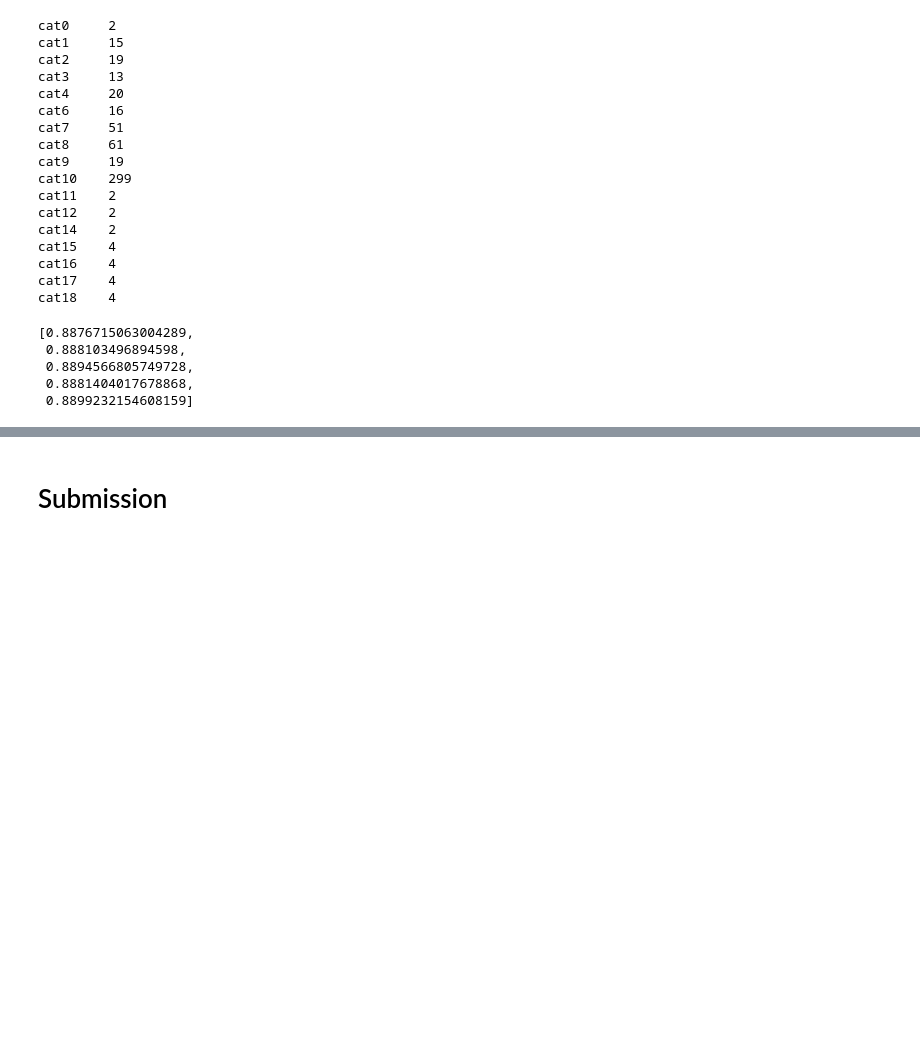
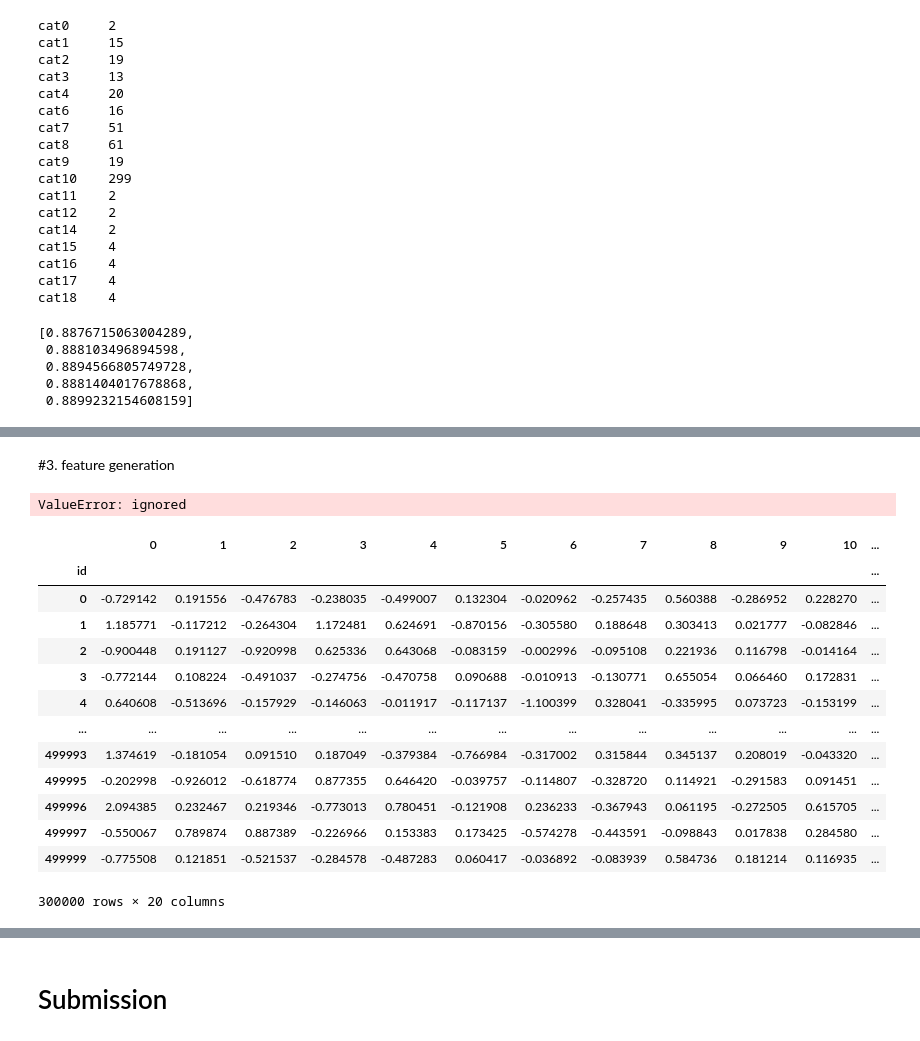
Before and after one commit to Roudranil/competitions, a Jupyter notebook: tps_march_part_2.ipynb, the cells around one changed output, grey strips where cells are left out. Cells and saved outputs as stored; diff of their text form; code cells hidden in the pictures; blank space fills up the shorter version.

```diff
--- a/tps_march_part_2.ipynb
+++ b/tps_march_part_2.ipynb
@@ -111,0 +121,28 @@ LGBMClassifier(boosting_type='gbdt', class_weight=None, colsample_bytree=1.0,
+# %% [markdown]
+#3. feature generation
+# %%
+X = pd
+# %%
+from sklearn.decomposition import PCA
+pca = PCA(20)
+X = pd.DataFrame(pca.fit_transform(X), index=X.index)
+testdf = pd.DataFrame(pca.transform(testdf), index=testdf.index)
+# %% [output]
+ValueError: ignored
+# %%
+X
+# %% [output]
+|  | 0 | 1 | 2 | 3 | 4 | 5 | 6 | 7 | 8 | 9 | 10 | ... |
+| id |  |  |  |  |  |  |  |  |  |  |  | ... |
+| 0 | -0.729142 | 0.191556 | -0.476783 | -0.238035 | -0.499007 | 0.132304 | -0.020962 | -0.257435 | 0.560388 | -0.286952 | 0.228270 | ... |
+| 1 | 1.185771 | -0.117212 | -0.264304 | 1.172481 | 0.624691 | -0.870156 | -0.305580 | 0.188648 | 0.303413 | 0.021777 | -0.082846 | ... |
+| 2 | -0.900448 | 0.191127 | -0.920998 | 0.625336 | 0.643068 | -0.083159 | -0.002996 | -0.095108 | 0.221936 | 0.116798 | -0.014164 | ... |
+| 3 | -0.772144 | 0.108224 | -0.491037 | -0.274756 | -0.470758 | 0.090688 | -0.010913 | -0.130771 | 0.655054 | 0.066460 | 0.172831 | ... |
+| 4 | 0.640608 | -0.513696 | -0.157929 | -0.146063 | -0.011917 | -0.117137 | -1.100399 | 0.328041 | -0.335995 | 0.073723 | -0.153199 | ... |
+| ... | ... | ... | ... | ... | ... | ... | ... | ... | ... | ... | ... | ... |
+| 499993 | 1.374619 | -0.181054 | 0.091510 | 0.187049 | -0.379384 | -0.766984 | -0.317002 | 0.315844 | 0.345137 | 0.208019 | -0.043320 | ... |
+| 499995 | -0.202998 | -0.926012 | -0.618774 | 0.877355 | 0.646420 | -0.039757 | -0.114807 | -0.328720 | 0.114921 | -0.291583 | 0.091451 | ... |
+| 499996 | 2.094385 | 0.232467 | 0.219346 | -0.773013 | 0.780451 | -0.121908 | 0.236233 | -0.367943 | 0.061195 | -0.272505 | 0.615705 | ... |
+| 499997 | -0.550067 | 0.789874 | 0.887389 | -0.226966 | 0.153383 | 0.173425 | -0.574278 | -0.443591 | -0.098843 | 0.017838 | 0.284580 | ... |
+| 499999 | -0.775508 | 0.121851 | -0.521537 | -0.284578 | -0.487283 | 0.060417 | -0.036892 | -0.083939 | 0.584736 | 0.181214 | 0.116935 | ... |
+300000 rows × 20 columns
```
Also changed, not shown: parts of 7 cells of this notebook.
